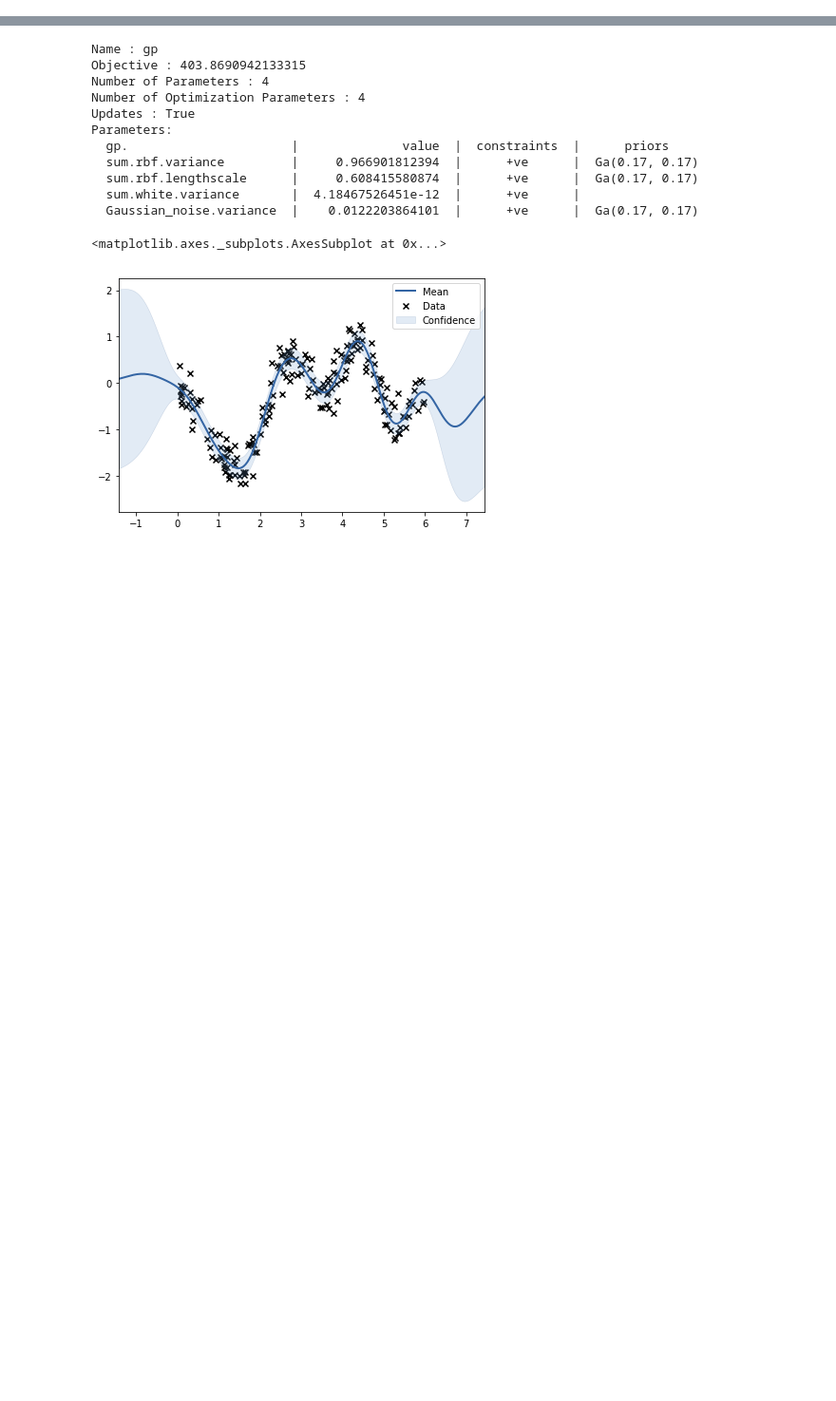
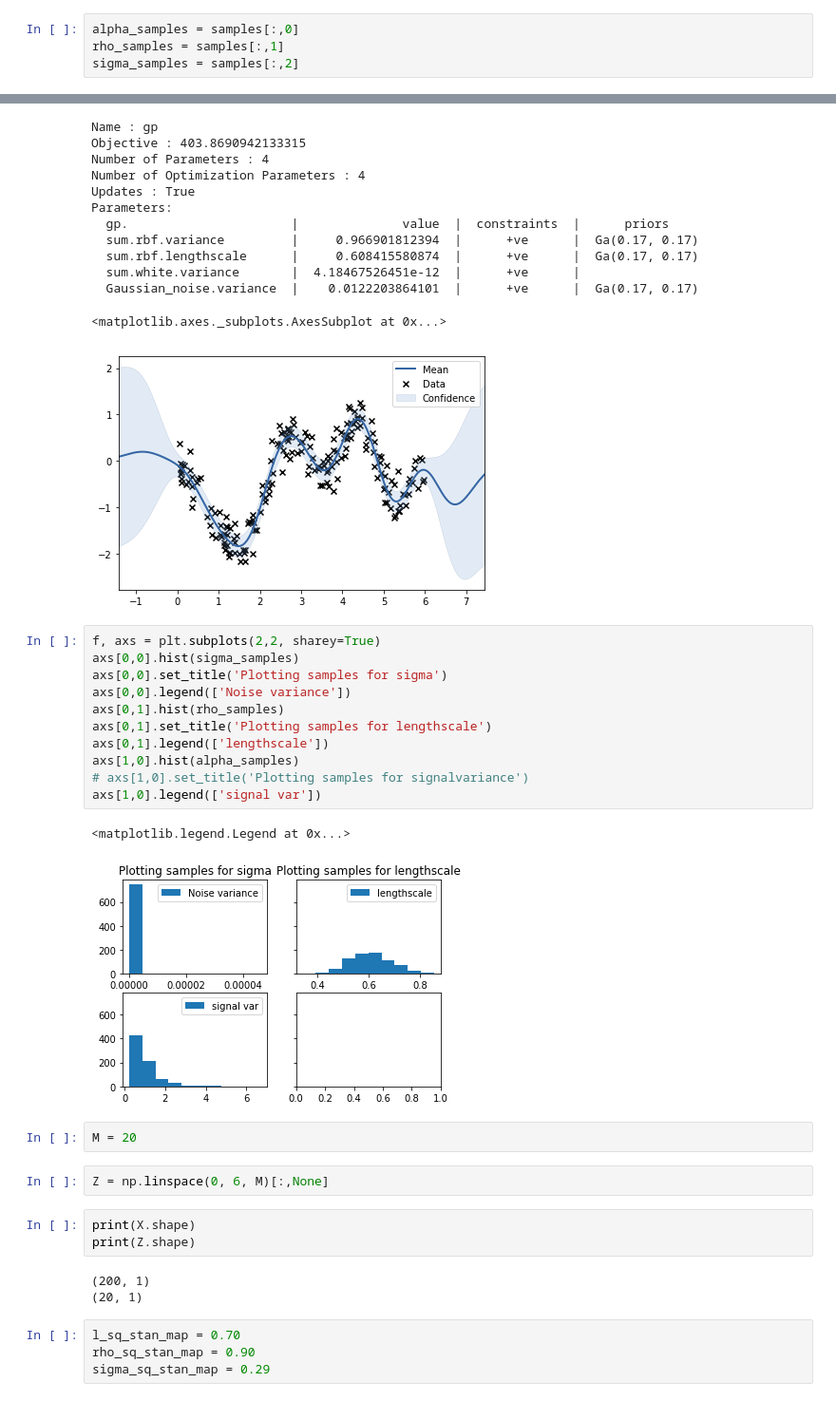
Before and after one commit to adhaka/Sparse_GP_Stan, a Jupyter notebook: temp_work/GPy-Snelson.ipynb, the cells around one changed output, grey strips where cells are left out. Shown: that part at 95% size. Saved outputs shown, nothing was run; the diff lists cells and outputs as text; blank space fills up the shorter version.

```diff
--- a/temp_work/GPy-Snelson.ipynb
+++ b/temp_work/GPy-Snelson.ipynb
@@ -218,3 +226,7 @@ Text(0,0.5,'noise_variance')
+# %%
+alpha_samples = samples[:,0]
+rho_samples = samples[:,1]
+sigma_samples = samples[:,2]
 # %%
 mean_values = np.mean(samples, axis=0)
 # %%
@@ -238,3 +250,31 @@ Parameters:
   Gaussian_noise.variance  |    0.0122203864101  |      +ve      |  Ga(0.17, 0.17)
 <matplotlib.axes._subplots.AxesSubplot at 0x...>
 [figure]
+# %%
+f, axs = plt.subplots(2,2, sharey=True)
+axs[0,0].hist(sigma_samples)
+axs[0,0].set_title('Plotting samples for sigma')
+axs[0,0].legend(['Noise variance'])
+axs[0,1].hist(rho_samples)
+axs[0,1].set_title('Plotting samples for lengthscale')
+axs[0,1].legend(['lengthscale'])
+axs[1,0].hist(alpha_samples)
+# axs[1,0].set_title('Plotting samples for signalvariance')
+axs[1,0].legend(['signal var'])
+# %% [output]
+<matplotlib.legend.Legend at 0x...>
+[figure, added]
+# %%
+M = 20
+# %%
+Z = np.linspace(0, 6, M)[:,None]
+# %%
+print(X.shape)
+print(Z.shape)
+# %% [output]
+(200, 1)
+(20, 1)
+# %%
+l_sq_stan_map = 0.70
+rho_sq_stan_map = 0.90
+sigma_sq_stan_map = 0.29
```
Also changed, not shown: parts of 40 cells of this notebook, 10 other files.
